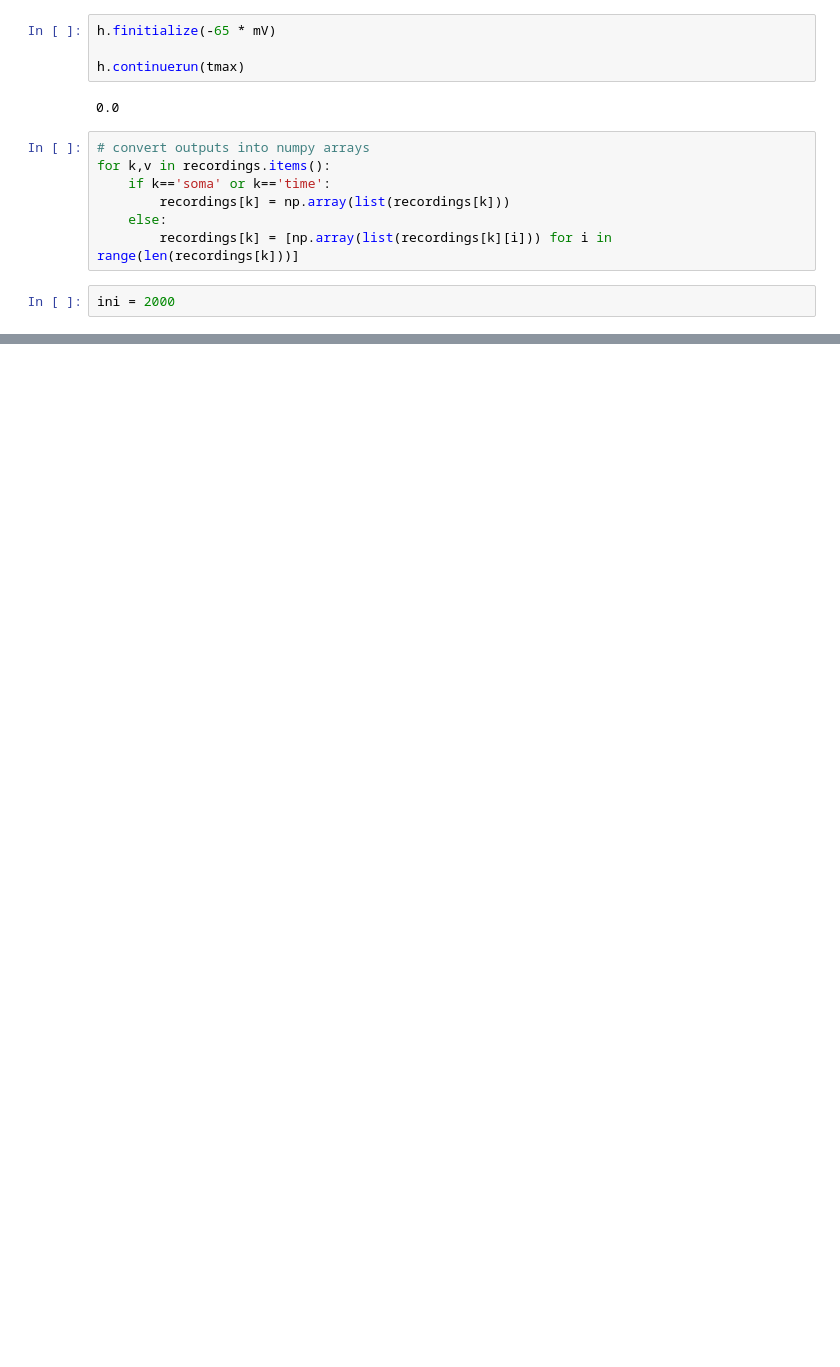
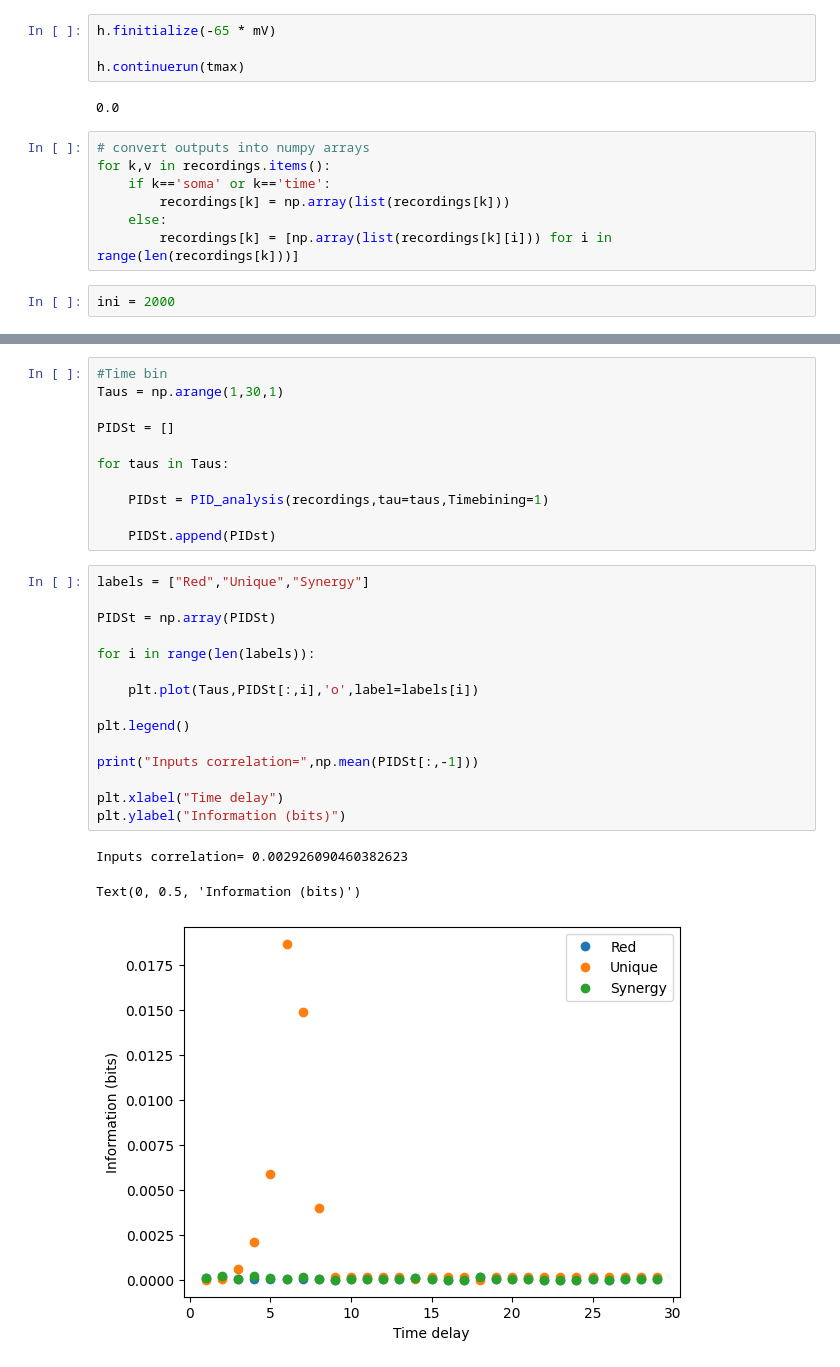
Before and after one commit to hannatolle/synergisticDendrites, a Jupyter notebook: NeuronClass_Edu.ipynb, the cells around one changed output, grey strips where cells are left out. Saved outputs shown, nothing was run; the diff lists cells and outputs as text; blank space fills up the shorter version.

```diff
--- a/NeuronClass_Edu.ipynb
+++ b/NeuronClass_Edu.ipynb
@@ -476,0 +551,30 @@ for tb in Ttb:
+# %%
+#Time bin
+Taus = np.arange(1,30,1)
+
+PIDSt = []
+
+for taus in Taus:
+
+    PIDst = PID_analysis(recordings,tau=taus,Timebining=1)
+
+    PIDSt.append(PIDst)
+# %%
+labels = ["Red","Unique","Synergy"]
+
+PIDSt = np.array(PIDSt)
+
+for i in range(len(labels)):
+
+    plt.plot(Taus,PIDSt[:,i],'o',label=labels[i])
+
+plt.legend()
+
+print("Inputs correlation=",np.mean(PIDSt[:,-1]))
+
+plt.xlabel("Time delay")
+plt.ylabel("Information (bits)")
+# %% [output]
+Inputs correlation= 0.002926090460382623
+Text(0, 0.5, 'Information (bits)')
+[figure, added]
```
Also changed, not shown: parts of 13 cells of this notebook, 1 other file.
